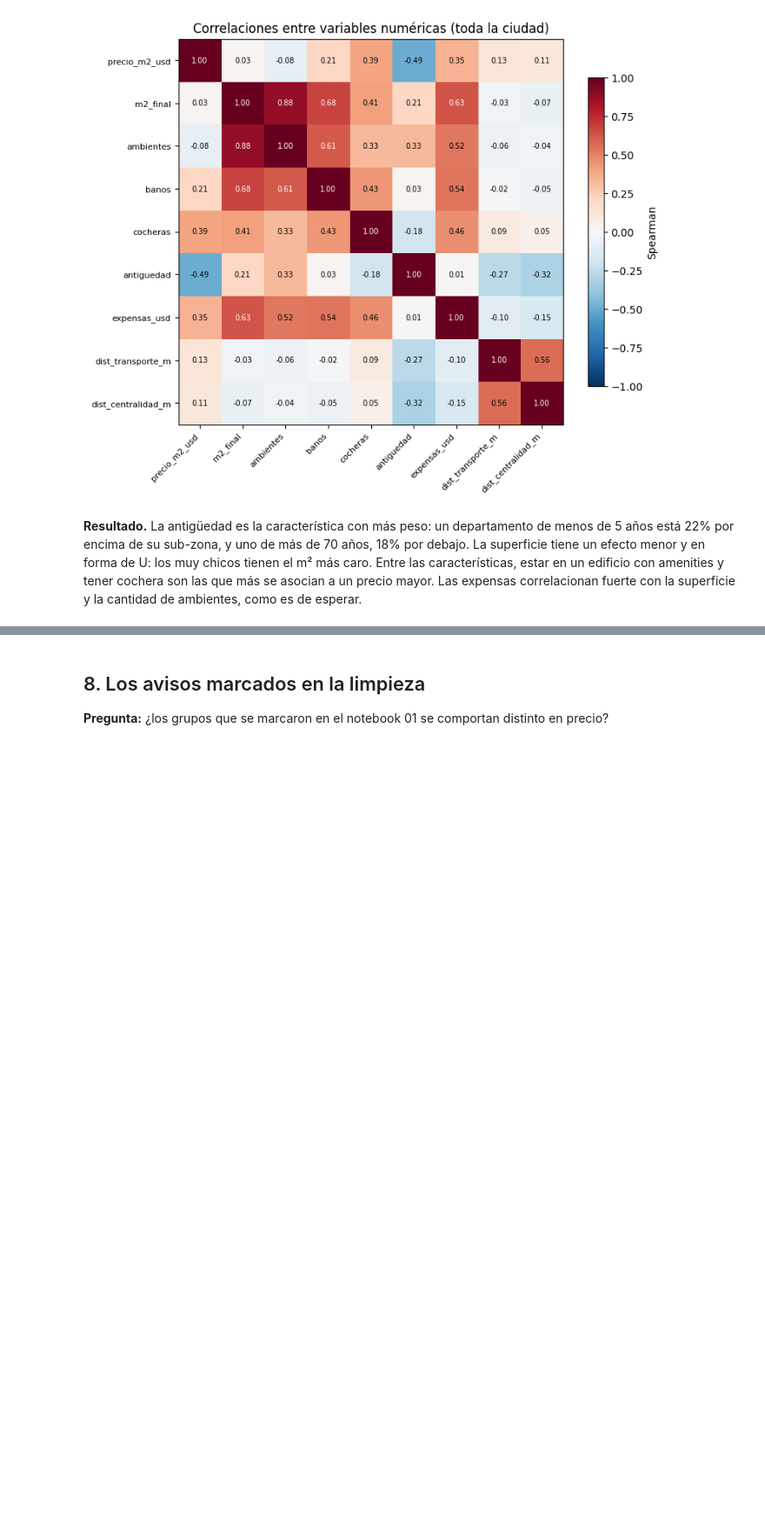
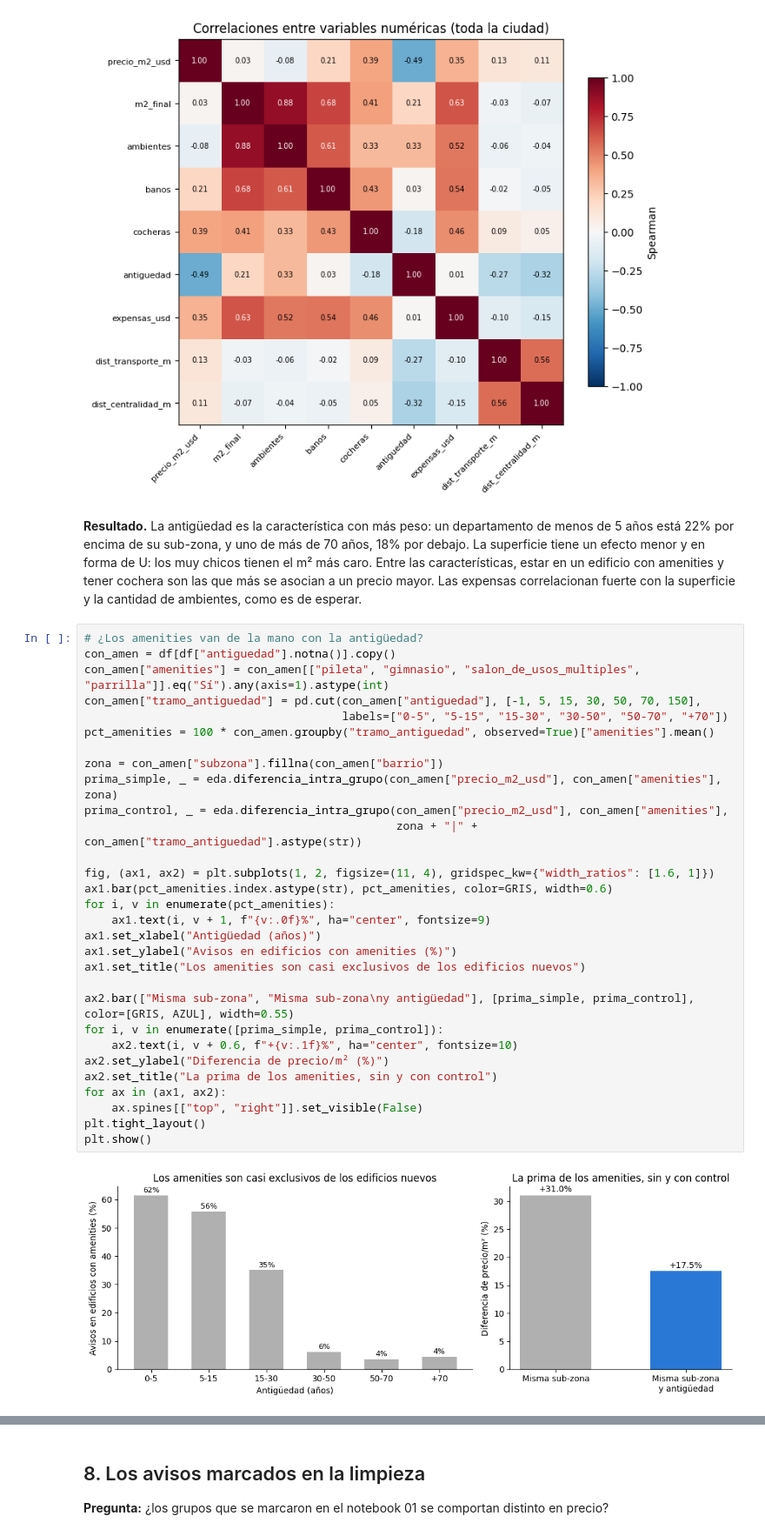
Before and after one commit to gbuhler-itba/TP-Analitica-Descriptiva, a Jupyter notebook: notebooks/02_eda.ipynb, the cells around one changed output, grey strips where cells are left out. Shown at 87% size. Saved outputs shown, nothing was run; the diff lists cells and outputs as text; blank space fills up the shorter version.

```diff
--- a/notebooks/02_eda.ipynb
+++ b/notebooks/02_eda.ipynb
@@ -380,4 +438,36 @@ plt.show()
 menor y en forma de U: los muy chicos tienen el m² más caro. Entre las características, estar en un
 edificio con amenities y tener cochera son las que más se asocian a un precio mayor. Las expensas
 correlacionan fuerte con la superficie y la cantidad de ambientes, como es de esperar.
+# %%
+# ¿Los amenities van de la mano con la antigüedad?
+con_amen = df[df["antiguedad"].notna()].copy()
+con_amen["amenities"] = con_amen[["pileta", "gimnasio", "salon_de_usos_multiples", "parrilla"]].eq("Sí").any(axis=1).astype(int)
+con_amen["tramo_antiguedad"] = pd.cut(con_amen["antiguedad"], [-1, 5, 15, 30, 50, 70, 150],
+                                      labels=["0-5", "5-15", "15-30", "30-50", "50-70", "+70"])
+pct_amenities = 100 * con_amen.groupby("tramo_antiguedad", observed=True)["amenities"].mean()
+
+zona = con_amen["subzona"].fillna(con_amen["barrio"])
+prima_simple, _ = eda.diferencia_intra_grupo(con_amen["precio_m2_usd"], con_amen["amenities"], zona)
+prima_control, _ = eda.diferencia_intra_grupo(con_amen["precio_m2_usd"], con_amen["amenities"],
+                                              zona + "|" + con_amen["tramo_antiguedad"].astype(str))
+
+fig, (ax1, ax2) = plt.subplots(1, 2, figsize=(11, 4), gridspec_kw={"width_ratios": [1.6, 1]})
+ax1.bar(pct_amenities.index.astype(str), pct_amenities, color=GRIS, width=0.6)
+for i, v in enumerate(pct_amenities):
+    ax1.text(i, v + 1, f"{v:.0f}%", ha="center", fontsize=9)
+ax1.set_xlabel("Antigüedad (años)")
+ax1.set_ylabel("Avisos en edificios con amenities (%)")
+ax1.set_title("Los amenities son casi exclusivos de los edificios nuevos")
+
+ax2.bar(["Misma sub-zona", "Misma sub-zona\ny antigüedad"], [prima_simple, prima_control], color=[GRIS, AZUL], width=0.55)
+for i, v in enumerate([prima_simple, prima_control]):
+    ax2.text(i, v + 0.6, f"+{v:.1f}%", ha="center", fontsize=10)
+ax2.set_ylabel("Diferencia de precio/m² (%)")
+ax2.set_title("La prima de los amenities, sin y con control")
+for ax in (ax1, ax2):
+    ax.spines[["top", "right"]].set_visible(False)
+plt.tight_layout()
+plt.show()
+# %% [output]
+[figure, added]
 # %% [markdown]
```
Also changed, not shown: parts of 7 cells of this notebook.
